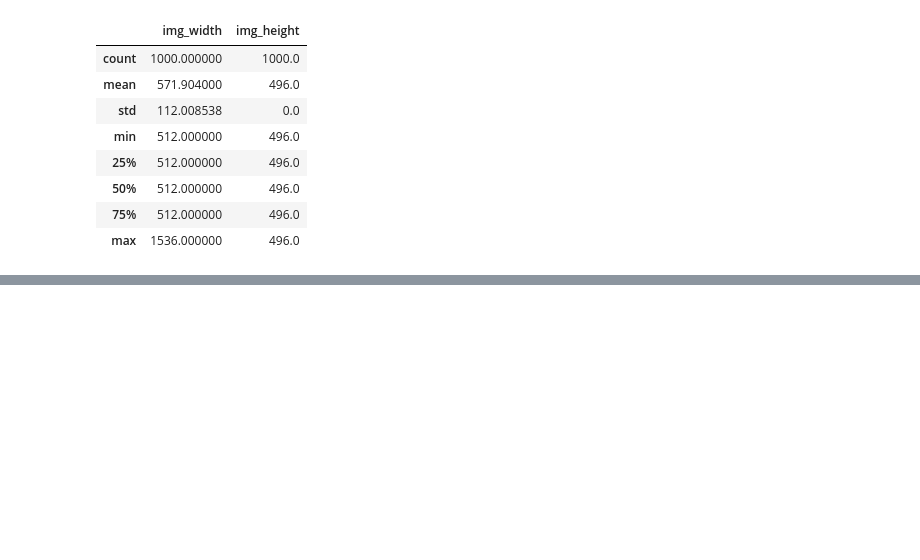
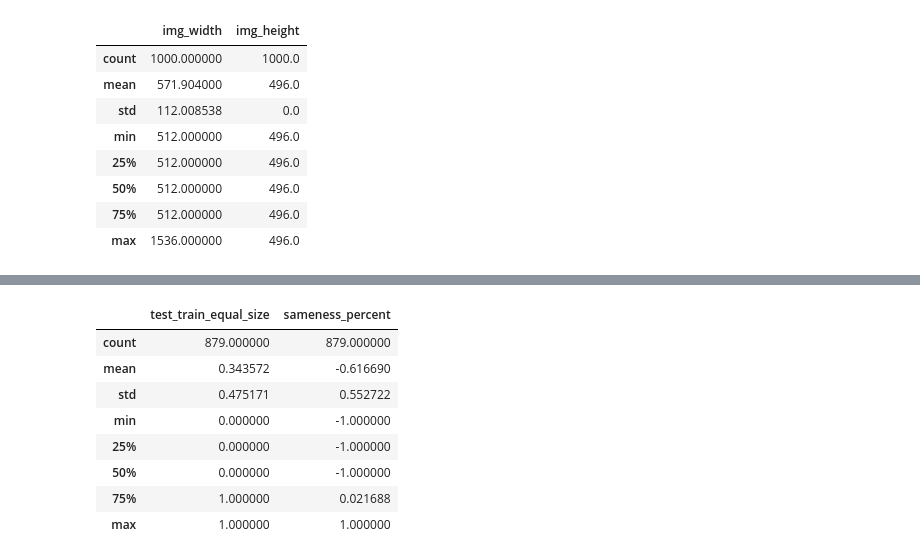
Before and after one commit to jenningst/oct-contrastive-loss-vs-transfer-learning, a Jupyter notebook: notebooks/data-ingestion.ipynb, the cells around one changed output, grey strips where cells are left out. Cells and saved outputs as stored; diff of their text form; code cells hidden in the pictures; blank space fills up the shorter version.

```diff
--- a/notebooks/data-ingestion.ipynb
+++ b/notebooks/data-ingestion.ipynb
@@ -267,0 +317,12 @@ oct_df.loc[oct_df['type'] == 'test', ['type','img_width','img_height']].describe
+# %%
+duplicate_files[].describe()
+# %% [output]
+|  | test_train_equal_size | sameness_percent |
+| count | 879.000000 | 879.000000 |
+| mean | 0.343572 | -0.616690 |
+| std | 0.475171 | 0.552722 |
+| min | 0.000000 | -1.000000 |
+| 25% | 0.000000 | -1.000000 |
+| 50% | 0.000000 | -1.000000 |
+| 75% | 1.000000 | 0.021688 |
+| max | 1.000000 | 1.000000 |
```
Also changed, not shown: parts of 14 cells of this notebook.
